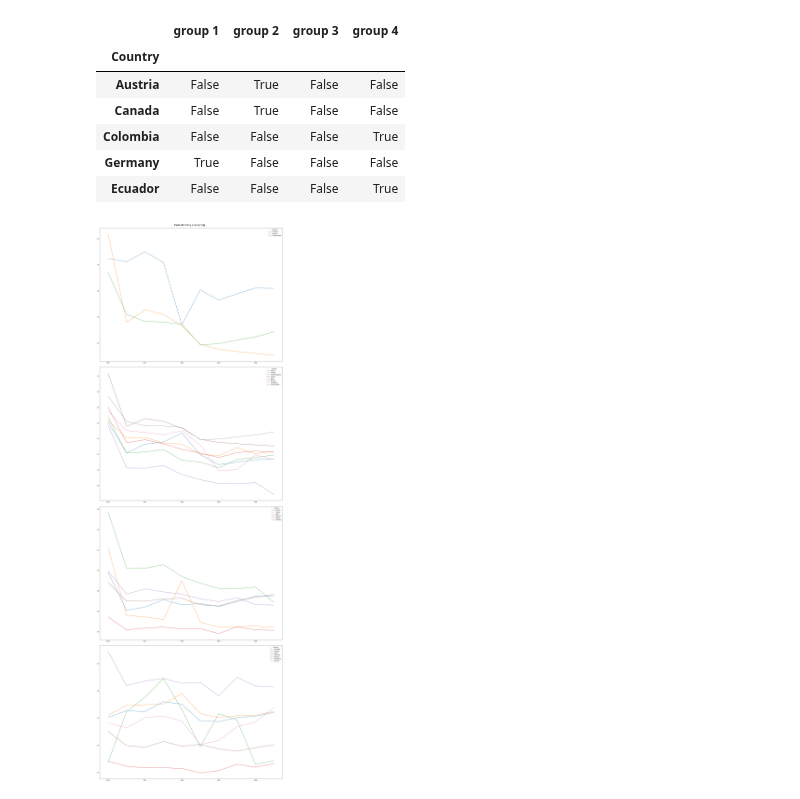
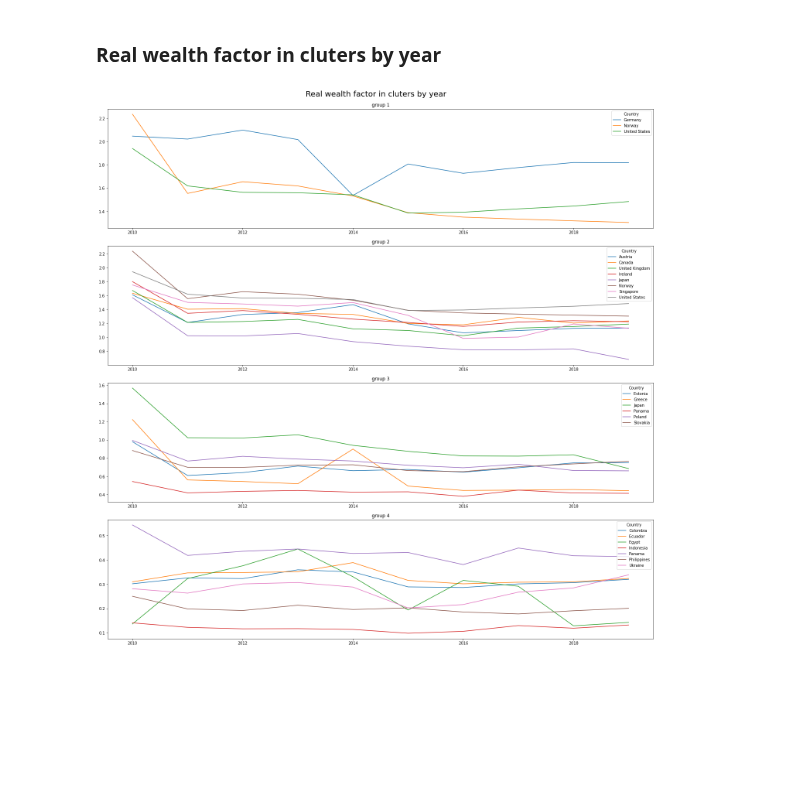
Before and after one commit to Vergenter/familyWealth, a Jupyter notebook: deep_cluster_analysis.ipynb, the cells around one changed output. Cells and saved outputs as stored; diff of their text form; code cells hidden in the pictures; blank space fills up the shorter version.

Commit message:
Add analysis for real wealth factor clustering

```diff
--- a/deep_cluster_analysis.ipynb
+++ b/deep_cluster_analysis.ipynb
@@ -30,17 +14,10 @@ df_wealth_factor_total.head()
-# %%
-wealth_factor_total_labels.head()
-# %% [output]
-|  | group 1 | group 2 | group 3 | group 4 |
-| Country |  |  |  |  |
-| Austria | False | True | False | False |
-| Canada | False | True | False | False |
-| Colombia | False | False | False | True |
-| Germany | True | False | False | False |
-| Ecuador | False | False | False | True |
+# %% [markdown]
+### Real wealth factor in cluters by year
 # %%
-fig, axes = plt.subplots(wealth_factor_total_labels.columns.shape[0], figsize=(20,60),constrained_layout=True)
-plt.suptitle("Cost of living clustering",fontsize=20)
+fig, axes = plt.subplots(wealth_factor_total_labels.columns.shape[0], figsize=(20,20),constrained_layout=True)
+plt.suptitle("Real wealth factor in cluters by year",fontsize=20)
 for column,ax in zip(wealth_factor_total_labels.columns, axes):
+    ax.title.set_text(column)
     df_wealth_factor_total[wealth_factor_total_labels[column]].T.plot(ax=ax)
 # %% [output]
-[figure, old version]
+[figure, new version]
```
Also changed, not shown: parts of 4 cells of this notebook.
